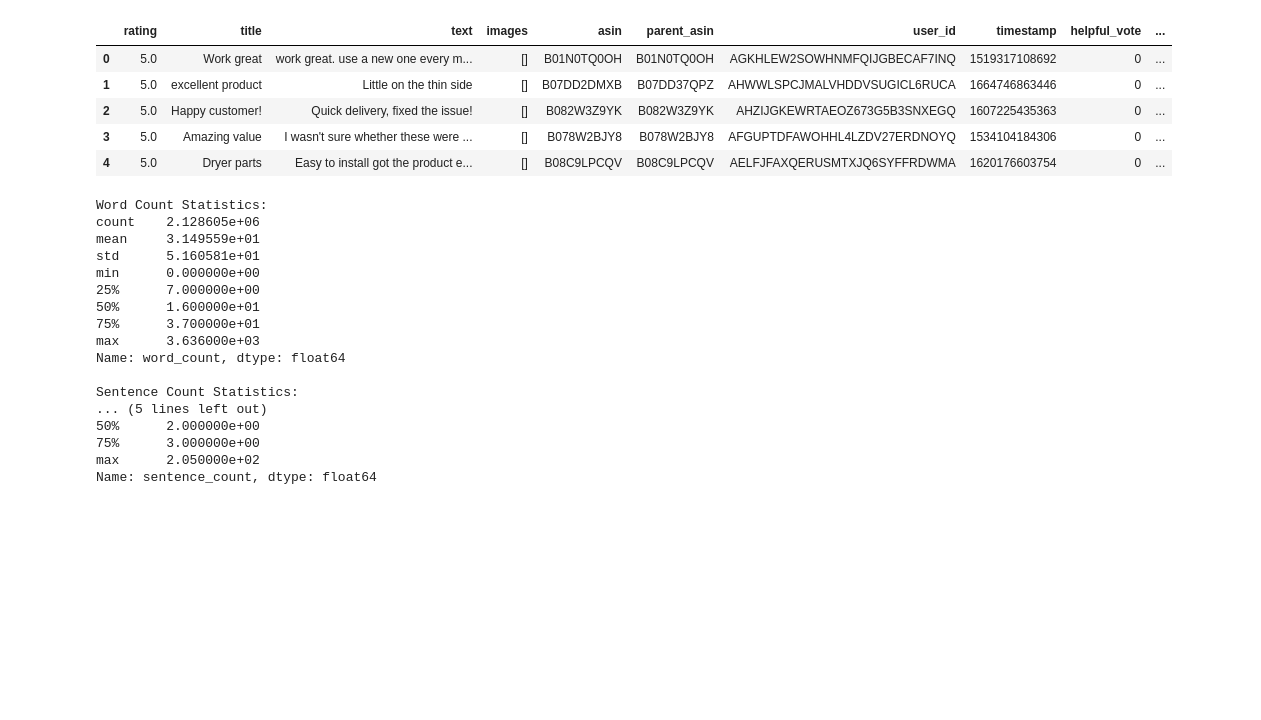
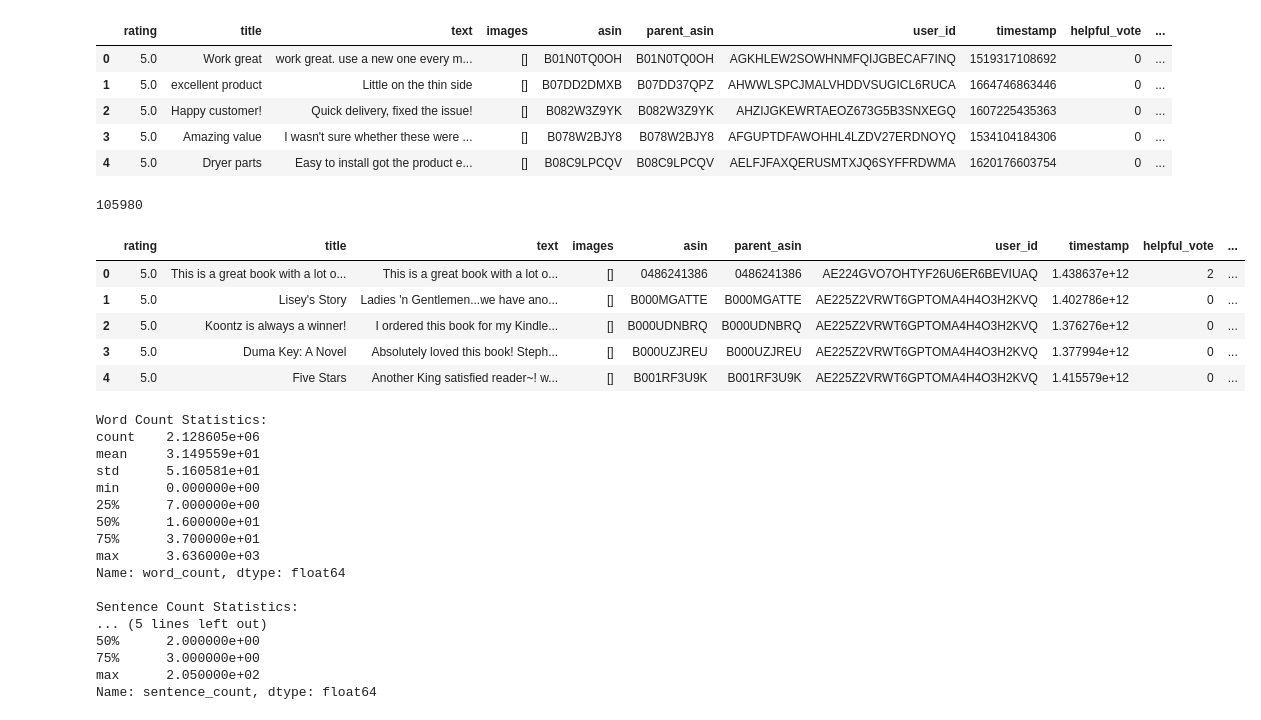
Before and after one commit to vivek-rd/deep-rec-sys-amazon-reviews, a Jupyter notebook: modeling/HSACN.ipynb, the cells around one changed output. Drawn from its saved outputs; the diff is of its cells as text; code cells hidden in the pictures; blank space fills up the shorter version.

Commit message:
HSACN; added faster data loading method

```diff
--- a/modeling/HSACN.ipynb
+++ b/modeling/HSACN.ipynb
@@ -65,6 +80,18 @@ df.head()
 | 2 | 5.0 | Happy customer! | Quick delivery, fixed the issue! | [] | B082W3Z9YK | B082W3Z9YK | AHZIJGKEWRTAEOZ673G5B3SNXEGQ | 1607225435363 | 0 | ... |
 | 3 | 5.0 | Amazing value | I wasn't sure whether these were ... | [] | B078W2BJY8 | B078W2BJY8 | AFGUPTDFAWOHHL4LZDV27ERDNOYQ | 1534104184306 | 0 | ... |
 | 4 | 5.0 | Dryer parts | Easy to install got the product e... | [] | B08C9LPCQV | B08C9LPCQV | AELFJFAXQERUSMTXJQ6SYFFRDWMA | 1620176603754 | 0 | ... |
+# %%
+df = pd.read_csv("../data/books_mini_sample.csv")
+print(len(df))
+df.head()
+# %% [output]
+105980
+|  | rating | title | text | images | asin | parent_asin | user_id | timestamp | helpful_vote | ... |
+| 0 | 5.0 | This is a great book with a lot o... | This is a great book with a lot o... | [] | 0486241386 | 0486241386 | AE224GVO7OHTYF26U6ER6BEVIUAQ | 1.438637e+12 | 2 | ... |
+| 1 | 5.0 | Lisey's Story | Ladies 'n Gentlemen...we have ano... | [] | B000MGATTE | B000MGATTE | AE225Z2VRWT6GPTOMA4H4O3H2KVQ | 1.402786e+12 | 0 | ... |
+| 2 | 5.0 | Koontz is always a winner! | I ordered this book for my Kindle... | [] | B000UDNBRQ | B000UDNBRQ | AE225Z2VRWT6GPTOMA4H4O3H2KVQ | 1.376276e+12 | 0 | ... |
+| 3 | 5.0 | Duma Key: A Novel | Absolutely loved this book! Steph... | [] | B000UZJREU | B000UZJREU | AE225Z2VRWT6GPTOMA4H4O3H2KVQ | 1.377994e+12 | 0 | ... |
+| 4 | 5.0 | Five Stars | Another King satisfied reader~! w... | [] | B001RF3U9K | B001RF3U9K | AE225Z2VRWT6GPTOMA4H4O3H2KVQ | 1.415579e+12 | 0 | ... |
 # %%
 df['word_count'] = df['text'].apply(lambda x: len(x.split()))
 df['sentence_count'] = df['text'].apply(lambda x: len(sent_tokenize(x)))
```
Also changed, not shown: parts of 8 cells of this notebook, 1 other file.
